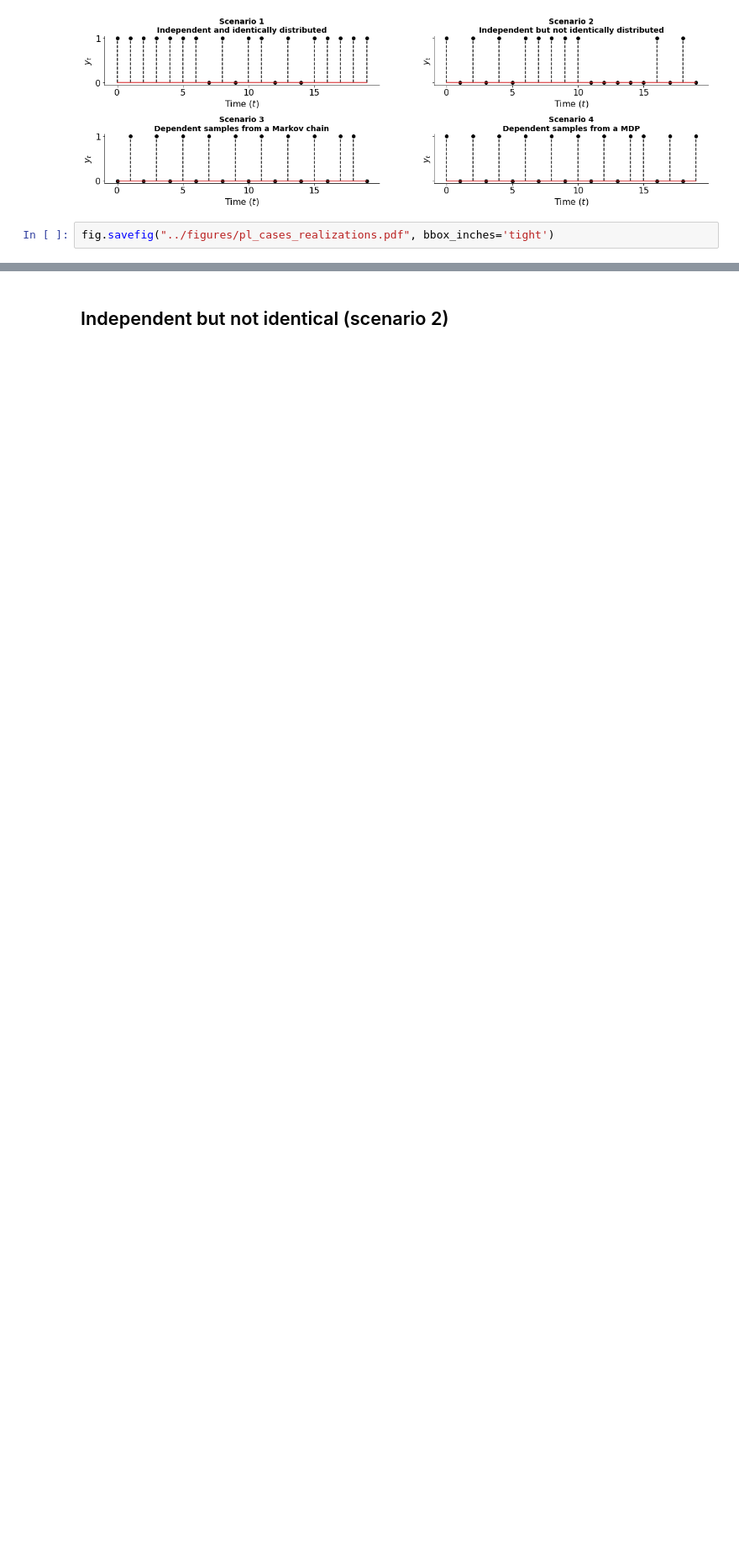
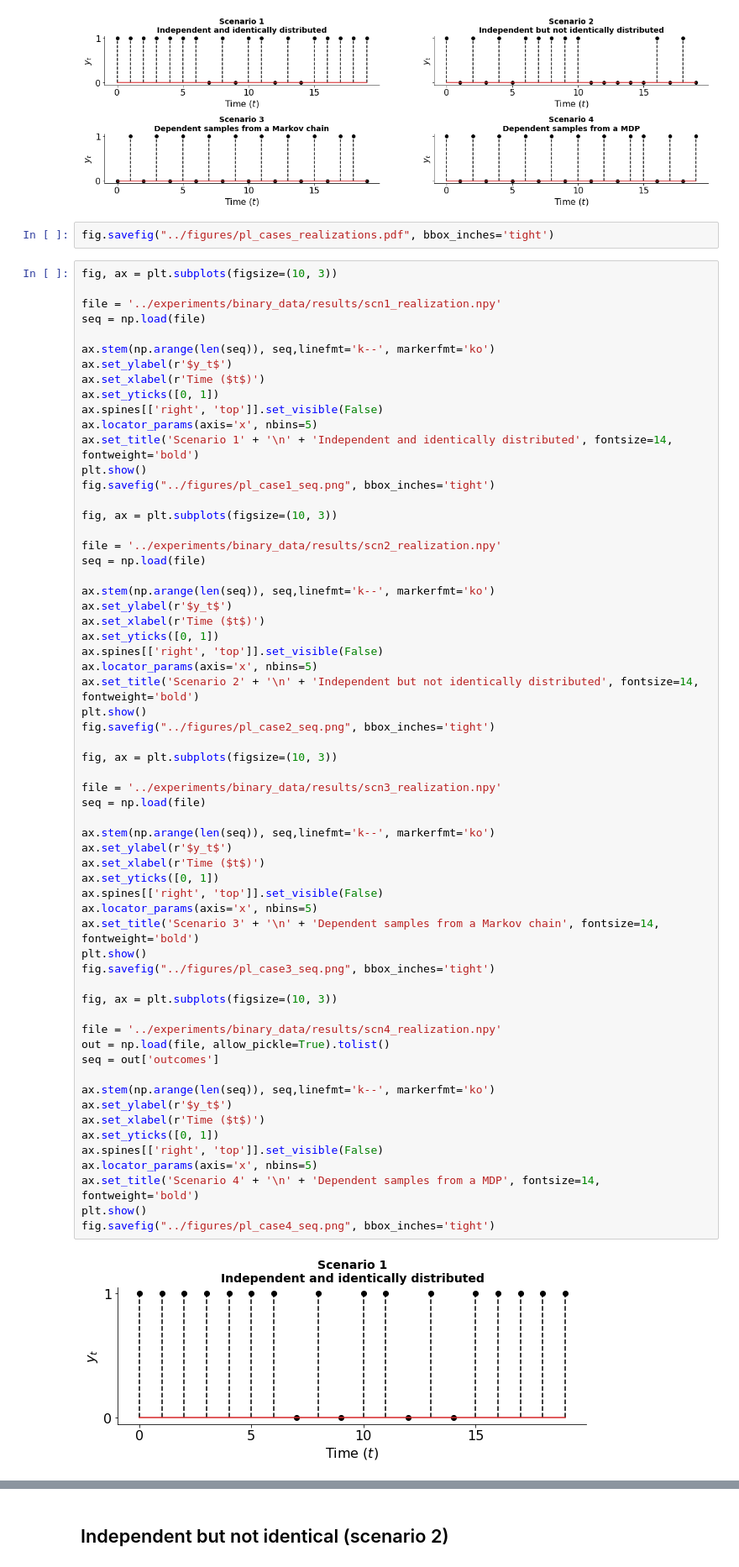
Before and after one commit to YuxinB/ProL, a Jupyter notebook: notebooks/0-final_figures.ipynb, the cells around one changed output, grey strips where cells are left out. Shown at 84% size. Cells and saved outputs as stored; diff of their text form; blank space fills up the shorter version.

```diff
--- a/notebooks/0-final_figures.ipynb
+++ b/notebooks/0-final_figures.ipynb
@@ -155,3 +155,66 @@ plt.show()
 [figure]
 # %%
 fig.savefig("../figures/pl_cases_realizations.pdf", bbox_inches='tight')
+# %%
+fig, ax = plt.subplots(figsize=(10, 3))
+
+file = '../experiments/binary_data/results/scn1_realization.npy'
+seq = np.load(file)
+
+ax.stem(np.arange(len(seq)), seq,linefmt='k--', markerfmt='ko')
+ax.set_ylabel(r'$y_t$')
+ax.set_xlabel(r'Time ($t$)')
+ax.set_yticks([0, 1])
+ax.spines[['right', 'top']].set_visible(False)
+ax.locator_params(axis='x', nbins=5)
+ax.set_title('Scenario 1' + '\n' + 'Independent and identically distributed', fontsize=14, fontweight='bold')
+plt.show()
+fig.savefig("../figures/pl_case1_seq.png", bbox_inches='tight')
+
+fig, ax = plt.subplots(figsize=(10, 3))
+
+file = '../experiments/binary_data/results/scn2_realization.npy'
+seq = np.load(file)
+
+ax.stem(np.arange(len(seq)), seq,linefmt='k--', markerfmt='ko')
+ax.set_ylabel(r'$y_t$')
+ax.set_xlabel(r'Time ($t$)')
+ax.set_yticks([0, 1])
+ax.spines[['right', 'top']].set_visible(False)
+ax.locator_params(axis='x', nbins=5)
+ax.set_title('Scenario 2' + '\n' + 'Independent but not identically distributed', fontsize=14, fontweight='bold')
+plt.show()
+fig.savefig("../figures/pl_case2_seq.png", bbox_inches='tight')
+
+fig, ax = plt.subplots(figsize=(10, 3))
+
+file = '../experiments/binary_data/results/scn3_realization.npy'
+seq = np.load(file)
+
+ax.stem(np.arange(len(seq)), seq,linefmt='k--', markerfmt='ko')
+ax.set_ylabel(r'$y_t$')
+ax.set_xlabel(r'Time ($t$)')
+ax.set_yticks([0, 1])
+ax.spines[['right', 'top']].set_visible(False)
+ax.locator_params(axis='x', nbins=5)
+ax.set_title('Scenario 3' + '\n' + 'Dependent samples from a Markov chain', fontsize=14, fontweight='bold')
+plt.show()
+fig.savefig("../figures/pl_case3_seq.png", bbox_inches='tight')
+
+fig, ax = plt.subplots(figsize=(10, 3))
+
+file = '../experiments/binary_data/results/scn4_realization.npy'
+out = np.load(file, allow_pickle=True).tolist()
+seq = out['outcomes']
+
+ax.stem(np.arange(len(seq)), seq,linefmt='k--', markerfmt='ko')
+ax.set_ylabel(r'$y_t$')
+ax.set_xlabel(r'Time ($t$)')
+ax.set_yticks([0, 1])
+ax.spines[['right', 'top']].set_visible(False)
+ax.locator_params(axis='x', nbins=5)
+ax.set_title('Scenario 4' + '\n' + 'Dependent samples from a MDP', fontsize=14, fontweight='bold')
+plt.show()
+fig.savefig("../figures/pl_case4_seq.png", bbox_inches='tight')
+# %% [output]
+[figure, added]
```
Also changed, not shown: parts of 1 cell of this notebook, 4 other files.
